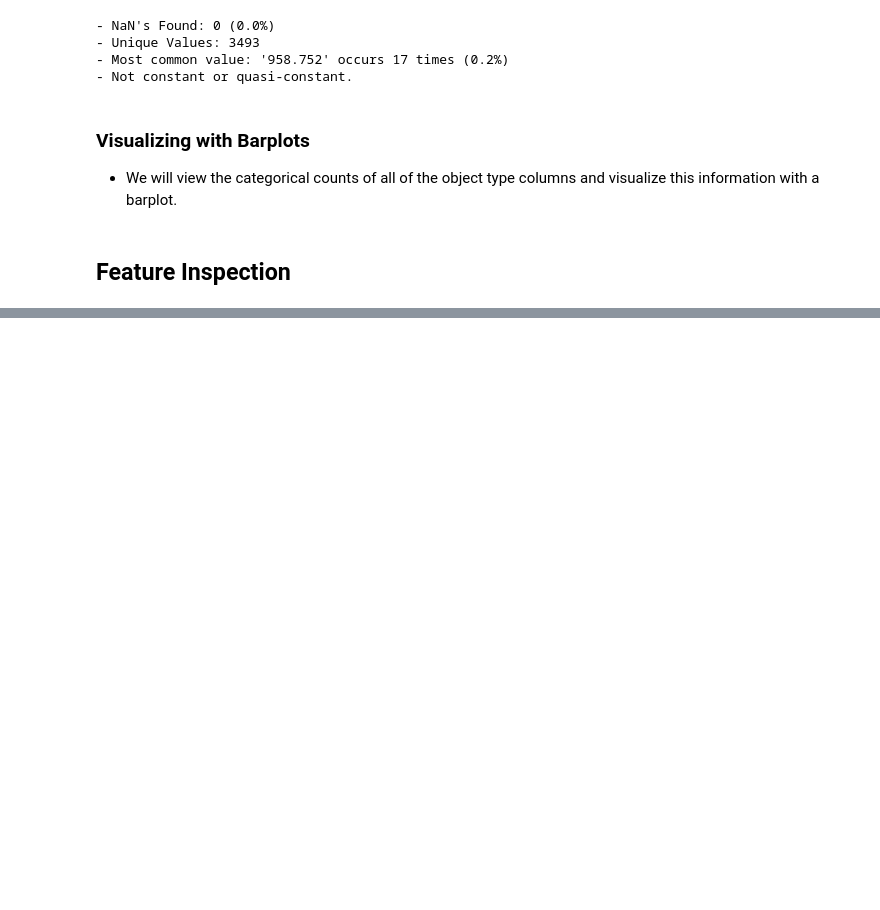
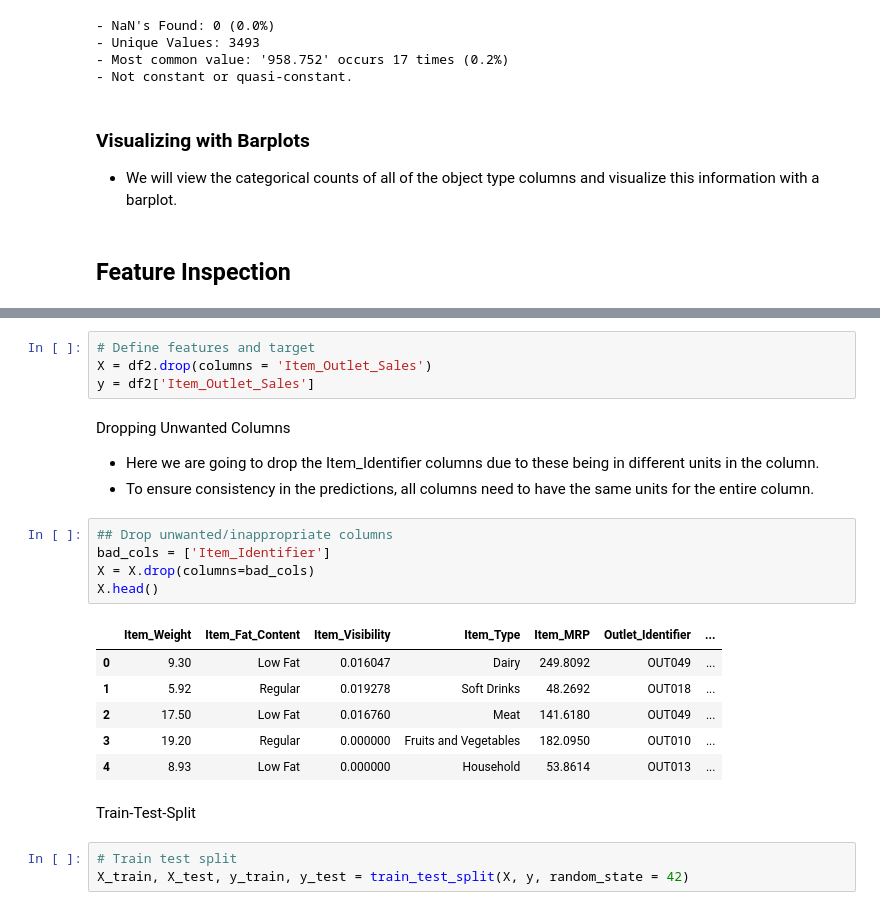
Before and after one commit to QustaB/Prediction_of_Production_Sales, a Jupyter notebook: Prediction_of_Production_Sales.ipynb, the cells around one changed output, grey strips where cells are left out. Cells and saved outputs as stored; diff of their text form; blank space fills up the shorter version.

```diff
--- a/Prediction_of_Production_Sales.ipynb
+++ b/Prediction_of_Production_Sales.ipynb
@@ -867,0 +1040,25 @@ explore_numeric(df,'Item_Outlet_Sales');
+# %%
+# Define features and target
+X = df2.drop(columns = 'Item_Outlet_Sales')
+y = df2['Item_Outlet_Sales']
+# %% [markdown]
+Dropping Unwanted Columns
+- Here we are going to drop the Item_Identifier columns due to these being in different units in the column.
+- To ensure consistency in the predictions, all columns need to have the same units for the entire column.
+# %%
+## Drop unwanted/inappropriate columns
+bad_cols = ['Item_Identifier']
+X = X.drop(columns=bad_cols)
+X.head()
+# %% [output]
+|  | Item_Weight | Item_Fat_Content | Item_Visibility | Item_Type | Item_MRP | Outlet_Identifier | ... |
+| 0 | 9.30 | Low Fat | 0.016047 | Dairy | 249.8092 | OUT049 | ... |
+| 1 | 5.92 | Regular | 0.019278 | Soft Drinks | 48.2692 | OUT018 | ... |
+| 2 | 17.50 | Low Fat | 0.016760 | Meat | 141.6180 | OUT049 | ... |
+| 3 | 19.20 | Regular | 0.000000 | Fruits and Vegetables | 182.0950 | OUT010 | ... |
+| 4 | 8.93 | Low Fat | 0.000000 | Household | 53.8614 | OUT013 | ... |
+# %% [markdown]
+Train-Test-Split
+# %%
+# Train test split
+X_train, X_test, y_train, y_test = train_test_split(X, y, random_state = 42)
```
Also changed, not shown: parts of 19 cells of this notebook.
